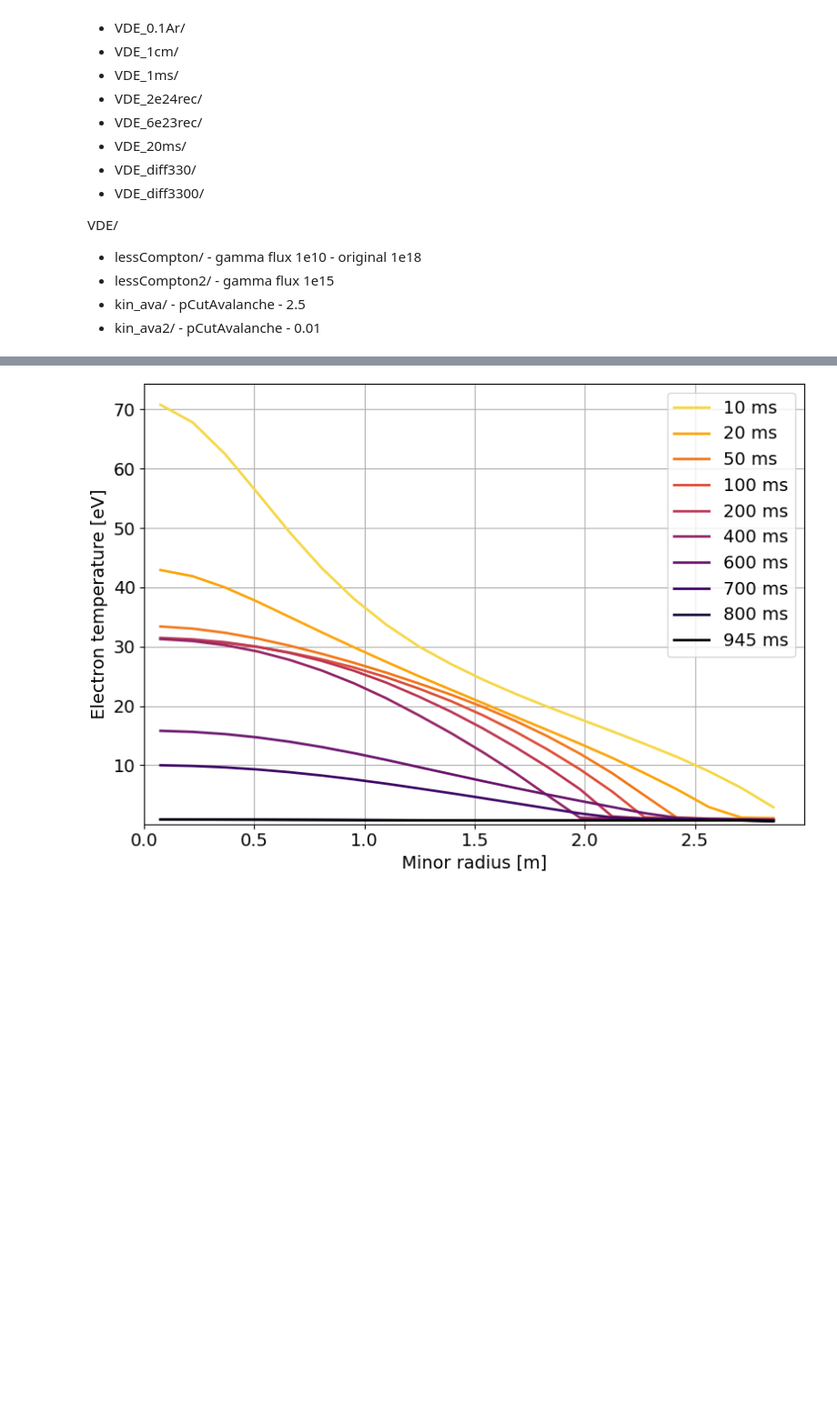
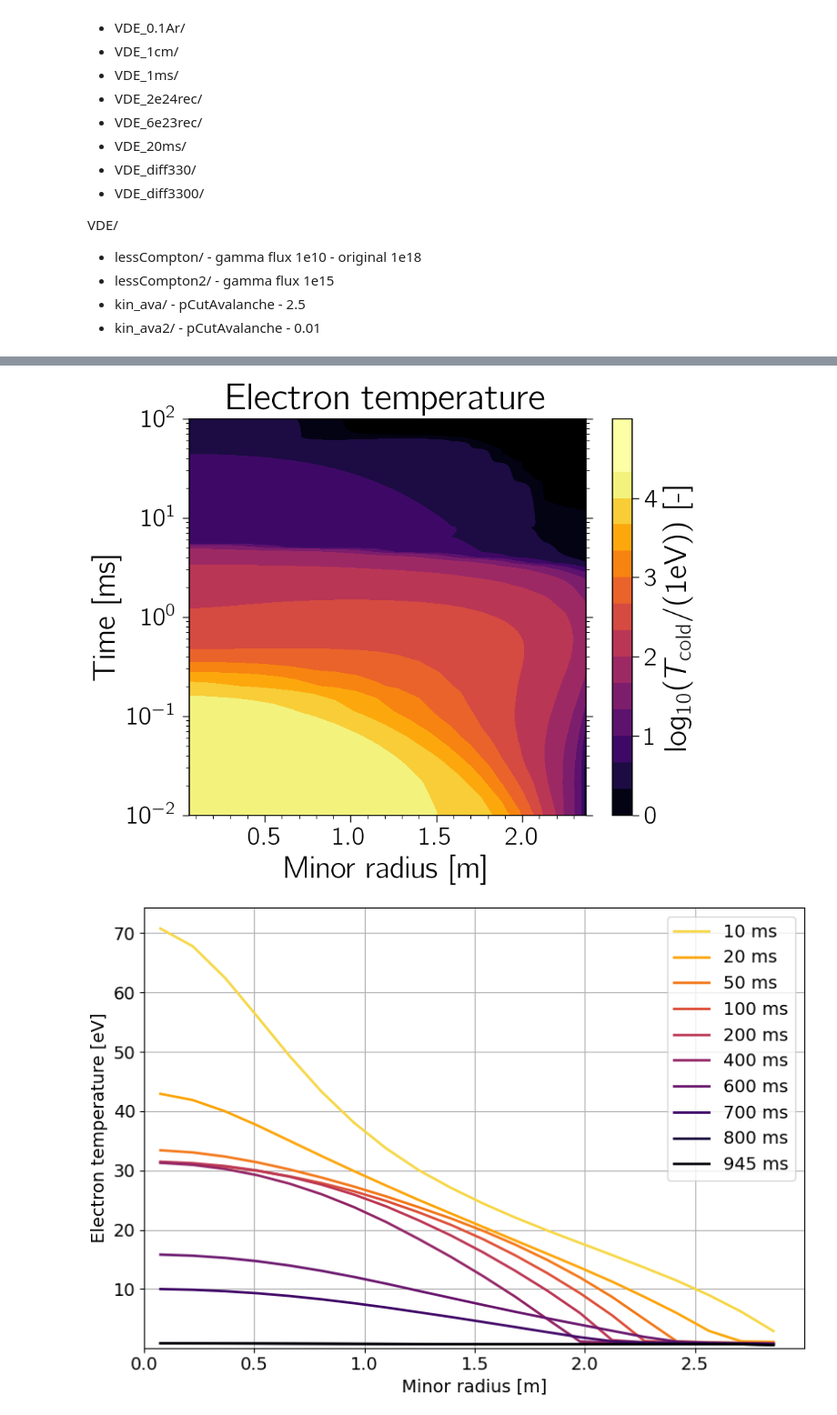
Before and after one commit to leferi99/CDO-plotting, a Jupyter notebook: main_plots.ipynb, the cells around one changed output, grey strips where cells are left out. Shown at 91% size. Cells and saved outputs as stored; diff of their text form; code cells hidden in the pictures; blank space fills up the shorter version.

```diff
--- a/main_plots.ipynb
+++ b/main_plots.ipynb
@@ -391,3 +473,29 @@ for kwargs in for_2D_plotting:
+# %%
+
+################# 2D ##################
+plt.rcParams.update({"axes.grid": False, "xtick.direction": "out", "ytick.direction": "out", "xtick.labelcolor": "k", "ytick.labelcolor": "k"})
+"""Temperature 2D"""
+if figures:
+    kwargs2D = {"figsize": FS_2D_PCMESH,
+                "data": concat.T_cold,
+                "datamin": None, "datamax": None,
+                "ygrid": concat.timegrid_ms,
+                "ymin": 0.01, "ymax": None,
+                "xgrid": concat.radialgrid,
+                "ylabel": EN_T,
+                "xlabel": EN_R,
+                "cbarlabel": r"log$_{10}(T_{\rm cold}$/(1eV)) [-]",
+                "title": 'Electron temperature',
+                "normalization": "log",
+                "logdiff": 5, "levels": 16,
+                "cmap": None,
+                "linthresh": None,
+                "savename": None,
+                "yscale": "log",
+                "plotfoldername": plotfoldername}
+    basic_2D(**kwargs2D)
+# %% [output]
+[figure, added]
 # %%
 # Áramok
 fig = plt.figure(figsize=(8, 6))
```
Also changed, not shown: parts of 8 cells of this notebook, 1 other file.
